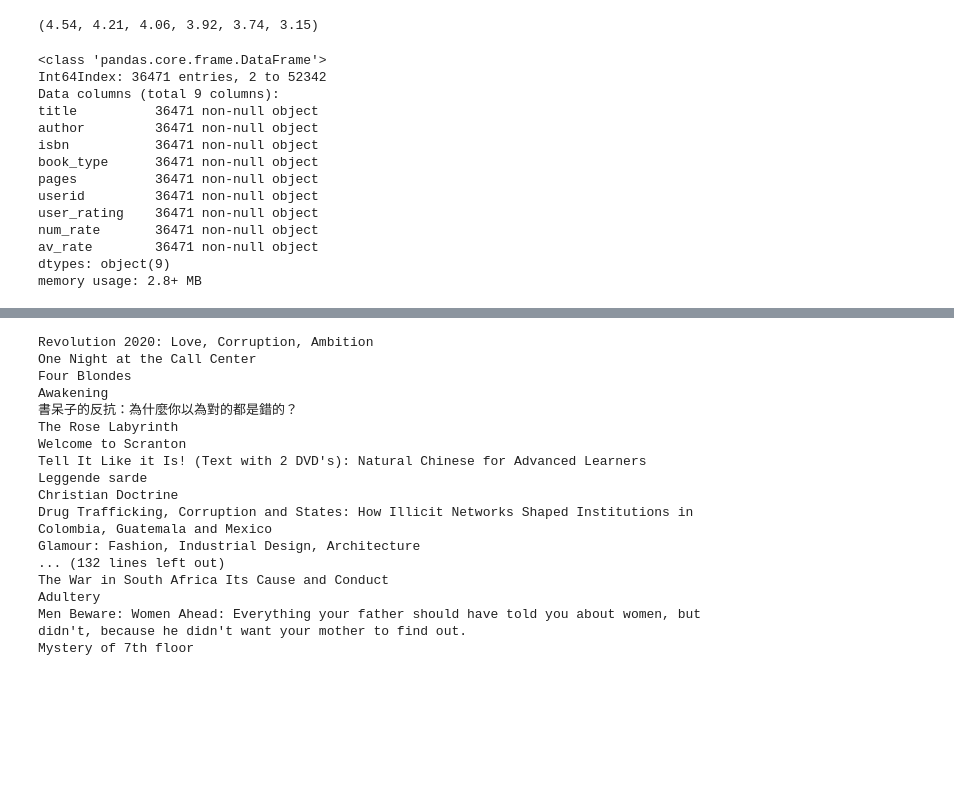
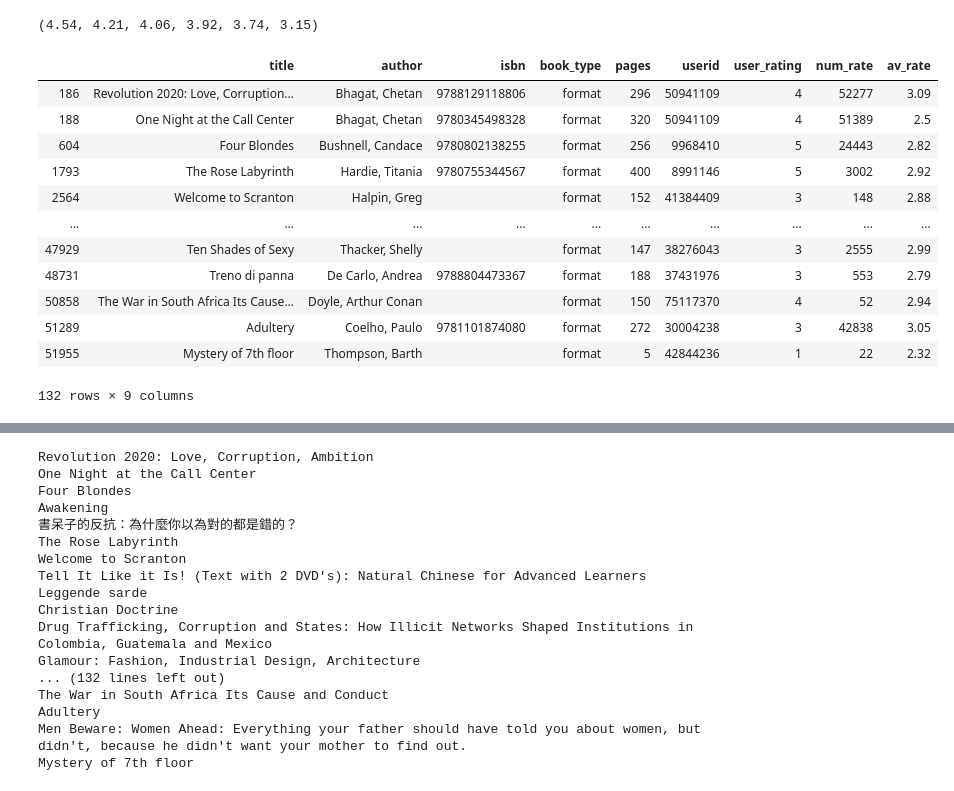
Before and after one commit to RnScully/Books, a Jupyter notebook: Data Munging.ipynb, the cells around one changed output, grey strips where cells are left out. Cells and saved outputs as stored; diff of their text form; code cells hidden in the pictures; blank space fills up the shorter version.

```diff
--- a/Data Munging.ipynb
+++ b/Data Munging.ipynb
@@ -144,21 +144,18 @@ quants[1] ,quants[20], quants[40], quants[60], quants[80], quants[98]
 # %% [output]
 (4.54, 4.21, 4.06, 3.92, 3.74, 3.15)
 # %%
-bad_books = dfwr[dfwr['av_rate'] < 3.1]['title']
+dfwr[(dfwr['av_rate'] < 3.1) & (dfwr['num_rate'] > 1) ]
+# %% [output]
+|  | title | author | isbn | book_type | pages | userid | user_rating | num_rate | av_rate |
+| 186 | Revolution 2020: Love, Corruption... | Bhagat, Chetan | 9788129118806 | format | 296 | 50941109 | 4 | 52277 | 3.09 |
+| 188 | One Night at the Call Center | Bhagat, Chetan | 9780345498328 | format | 320 | 50941109 | 4 | 51389 | 2.5 |
+| 604 | Four Blondes | Bushnell, Candace | 9780802138255 | format | 256 | 9968410 | 5 | 24443 | 2.82 |
+| 1793 | The Rose Labyrinth | Hardie, Titania | 9780755344567 | format | 400 | 8991146 | 5 | 3002 | 2.92 |
+| 2564 | Welcome to Scranton | Halpin, Greg |  | format | 152 | 41384409 | 3 | 148 | 2.88 |
+| ... | ... | ... | ... | ... | ... | ... | ... | ... | ... |
+| 47929 | Ten Shades of Sexy | Thacker, Shelly |  | format | 147 | 38276043 | 3 | 2555 | 2.99 |
+| 48731 | Treno di panna | De Carlo, Andrea | 9788804473367 | format | 188 | 37431976 | 3 | 553 | 2.79 |
+| 50858 | The War in South Africa Its Cause... | Doyle, Arthur Conan |  | format | 150 | 75117370 | 4 | 52 | 2.94 |
+| 51289 | Adultery | Coelho, Paulo | 9781101874080 | format | 272 | 30004238 | 3 | 42838 | 3.05 |
+| 51955 | Mystery of 7th floor | Thompson, Barth |  | format | 5 | 42844236 | 1 | 22 | 2.32 |
+132 rows × 9 columns
-# %%
-dfwr.info()
-# %% [output]
-<class 'pandas.core.frame.DataFrame'>
-Int64Index: 36471 entries, 2 to 52342
-Data columns (total 9 columns):
-title          36471 non-null object
-author         36471 non-null object
-isbn           36471 non-null object
-book_type      36471 non-null object
-pages          36471 non-null object
-userid         36471 non-null object
-user_rating    36471 non-null object
-num_rate       36471 non-null object
-av_rate        36471 non-null object
-dtypes: object(9)
-memory usage: 2.8+ MB
```
Also changed, not shown: parts of 1 cell of this notebook, 5 other files.
